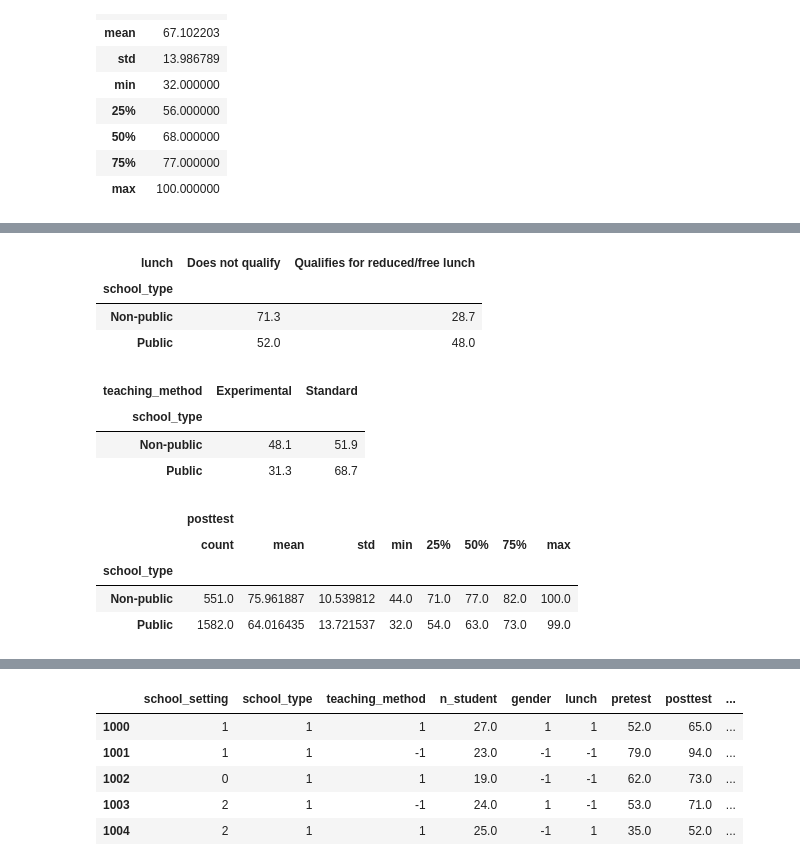
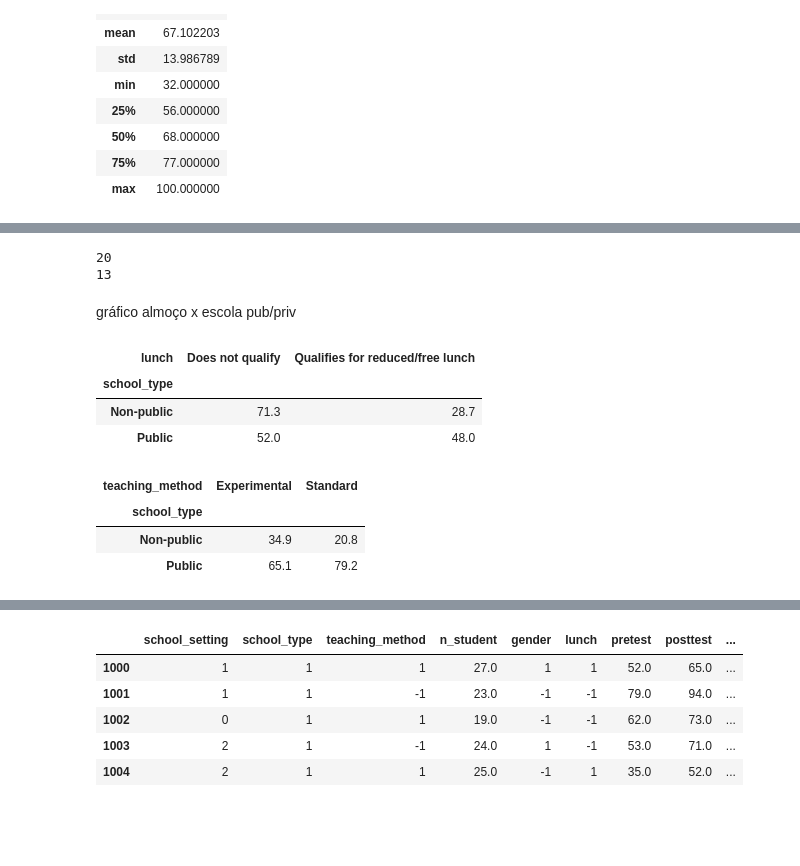
Before and after one commit to arieltl/proj2_cdados, a Jupyter notebook: projeto.ipynb, the cells around one changed output, grey strips where cells are left out. Saved outputs shown, nothing was run; the diff lists cells and outputs as text; code cells hidden in the pictures; blank space fills up the shorter version.

Commit message:
quase vF
+ alguns textos
+ começo pro gráfico de amanhã

FALTA EXPLICAR E ADC REFS BIBLIO

```diff
--- a/projeto.ipynb
+++ b/projeto.ipynb
@@ -71,3 +162,15 @@ plt.show()
+# %%
+v = set(raw_data.loc[raw_data.lunch=='Qualifies for reduced/free lunch','school'].value_counts().to_frame().index.to_series())
+p = set(raw_data.loc[raw_data.school_type=='Public','school'].value_counts().to_frame().index.to_series())
+print(len(v))
+print(len(v.intersection(p)))
+
+#editar isso amanhã pra fazer o gráfico
+# %% [output]
+20
+13
+# %% [markdown]
+gráfico almoço x escola pub/priv
 # %%
 pd.crosstab(f_data.school_type,f_data.lunch,normalize='index').round(3)*100
 # %% [output]
@@ -76,18 +179,10 @@ pd.crosstab(f_data.school_type,f_data.lunch,normalize='index').round(3)*100
 | Non-public | 71.3 | 28.7 |
 | Public | 52.0 | 48.0 |
 # %%
-pd.crosstab(f_data.school_type,f_data.teaching_method,normalize='index').round(3)*100
+pd.crosstab(f_data.school_type,f_data.teaching_method,normalize='columns').round(3)*100
 # %% [output]
 | teaching_method | Experimental | Standard |
 | school_type |  |  |
-| Non-public | 48.1 | 51.9 |
-| Public | 31.3 | 68.7 |
+| Non-public | 34.9 | 20.8 |
+| Public | 65.1 | 79.2 |
-# %%
-f_data.groupby("school_type").describe().loc[:,['posttest']]
-# %% [output]
-|  | posttest |  |  |  |  |  |  |  |
-|  | count | mean | std | min | 25% | 50% | 75% | max |
-| school_type |  |  |  |  |  |  |  |  |
-| Non-public | 551.0 | 75.961887 | 10.539812 | 44.0 | 71.0 | 77.0 | 82.0 | 100.0 |
-| Public | 1582.0 | 64.016435 | 13.721537 | 32.0 | 54.0 | 63.0 | 73.0 | 99.0 |
 # %%
```
Also changed, not shown: parts of 40 cells of this notebook.
